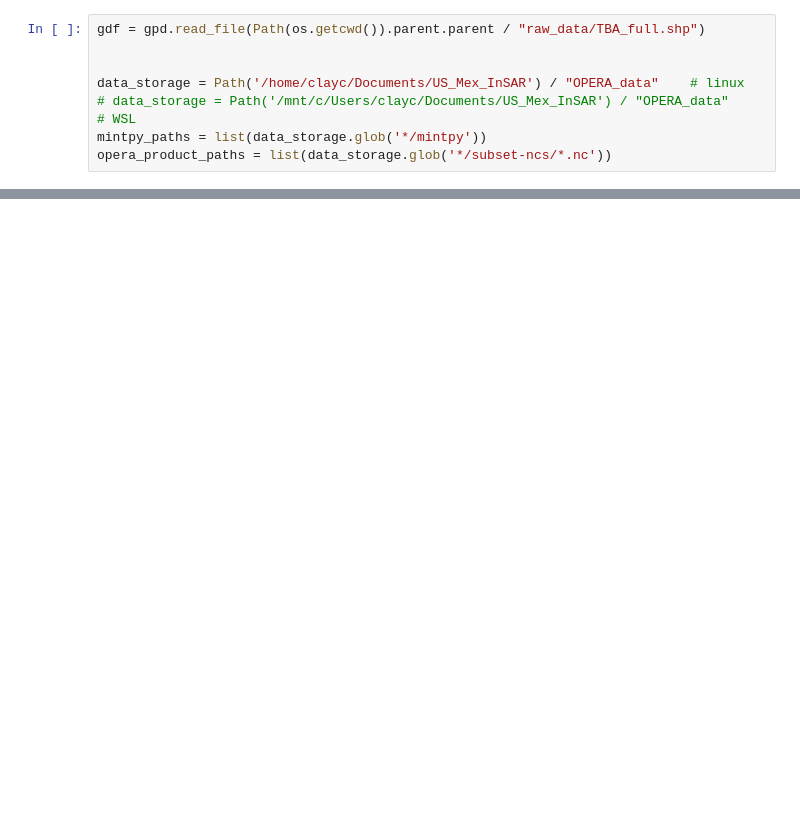
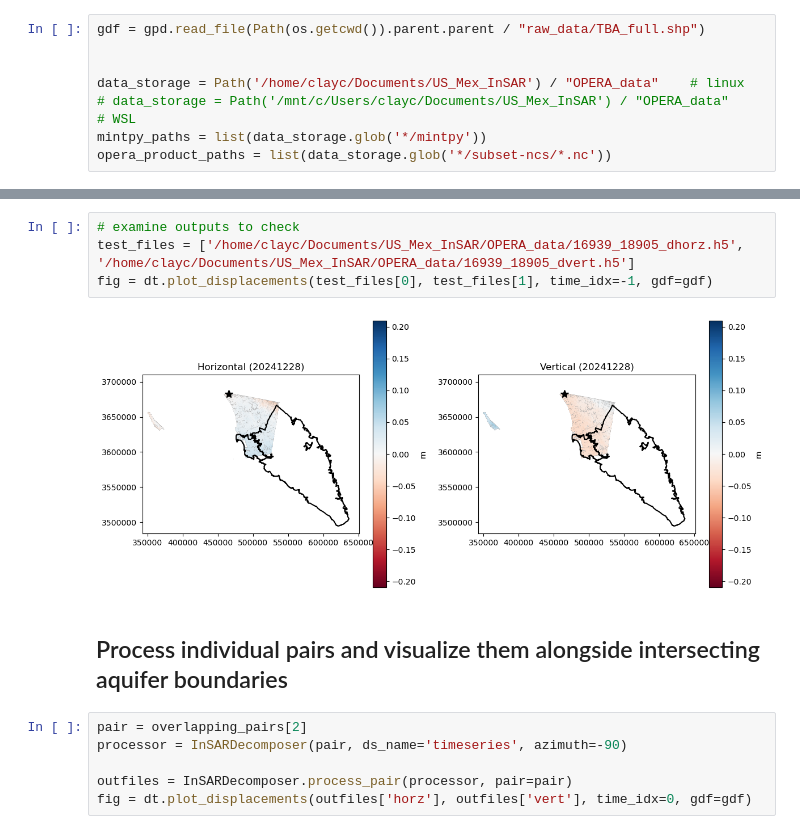
Before and after one commit to wc-caldwell/Transboundary_Opera, a Jupyter notebook: code/process_data/decompose_insar.ipynb, the cells around one changed output, grey strips where cells are left out. Drawn from its saved outputs; the diff is of its cells as text; blank space fills up the shorter version.

```diff
--- a/code/process_data/decompose_insar.ipynb
+++ b/code/process_data/decompose_insar.ipynb
@@ -182,0 +95,14 @@ test_disp_colors = plot_displacements(test_files[0], test_files[1], time_idx=5,
+# %%
+# examine outputs to check
+test_files = ['/home/clayc/Documents/US_Mex_InSAR/OPERA_data/16939_18905_dhorz.h5', '/home/clayc/Documents/US_Mex_InSAR/OPERA_data/16939_18905_dvert.h5']
+fig = dt.plot_displacements(test_files[0], test_files[1], time_idx=-1, gdf=gdf)
+# %% [output]
+[figure, added]
+# %% [markdown]
+## Process individual pairs and visualize them alongside intersecting aquifer boundaries
+# %%
+pair = overlapping_pairs[2]
+processor = InSARDecomposer(pair, ds_name='timeseries', azimuth=-90)
+
+outfiles = InSARDecomposer.process_pair(processor, pair=pair)
+fig = dt.plot_displacements(outfiles['horz'], outfiles['vert'], time_idx=0, gdf=gdf)
```
Also changed, not shown: parts of 10 cells of this notebook, 7 other files.
